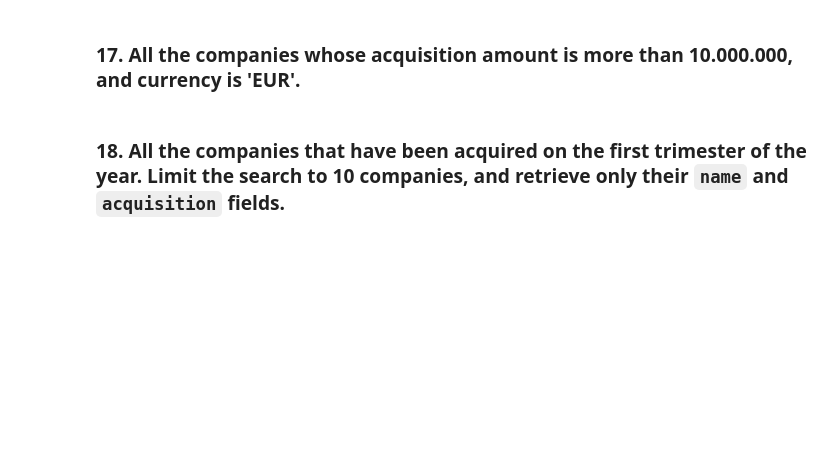
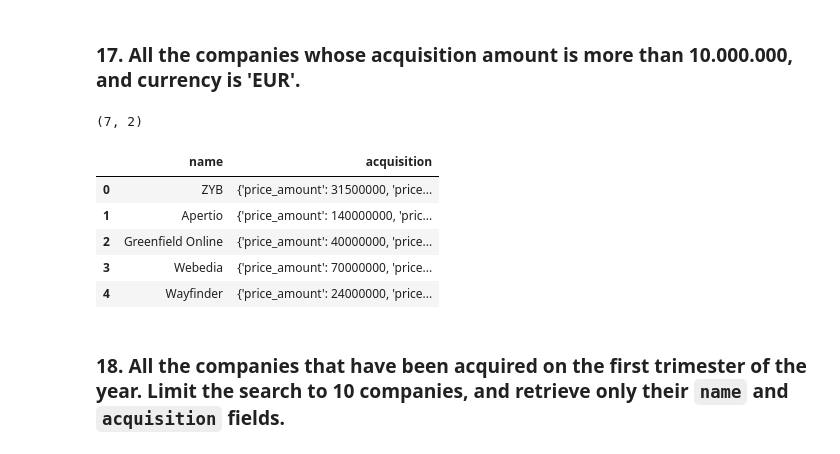
Before and after one commit to Ironhack-Data-Madrid-PartTime-Oct22/lab-mongo-queries, a Jupyter notebook: your_code/main.ipynb, the cells around one changed output. Cells and saved outputs as stored; diff of their text form; code cells hidden in the pictures; blank space fills up the shorter version.

```diff
--- a/your_code/main.ipynb
+++ b/your_code/main.ipynb
@@ -249,2 +301,18 @@ companies_acquisition_2010.head(3)
+# %%
+# Your Code
+cond01 = {'acquisition.price_amount':{'$gt':10000000}}
+cond02 = {'acquisition.price_currency_code':{'$eq':'EUR'}}
+
+companies_10Ma_euros =pd.DataFrame(db.coleccion.find({'$and': [cond01,cond02]},{'_id':0,'name':1,'acquisition.price_amount':1, 'acquisition.price_currency_code':1}))
+print(companies_10Ma_euros.shape)
+companies_10Ma_euros.head()
+# %% [output]
+(7, 2)
+|  | name | acquisition |
+| 0 | ZYB | {'price_amount': 31500000, 'price... |
+| 1 | Apertio | {'price_amount': 140000000, 'pric... |
+| 2 | Greenfield Online | {'price_amount': 40000000, 'price... |
+| 3 | Webedia | {'price_amount': 70000000, 'price... |
+| 4 | Wayfinder | {'price_amount': 24000000, 'price... |
 # %% [markdown]
 ### 18. All the companies that have been acquired on the first trimester of the year. Limit the search to 10 companies, and retrieve only their `name` and `acquisition` fields.
```
Also changed, not shown: parts of 10 cells of this notebook.
